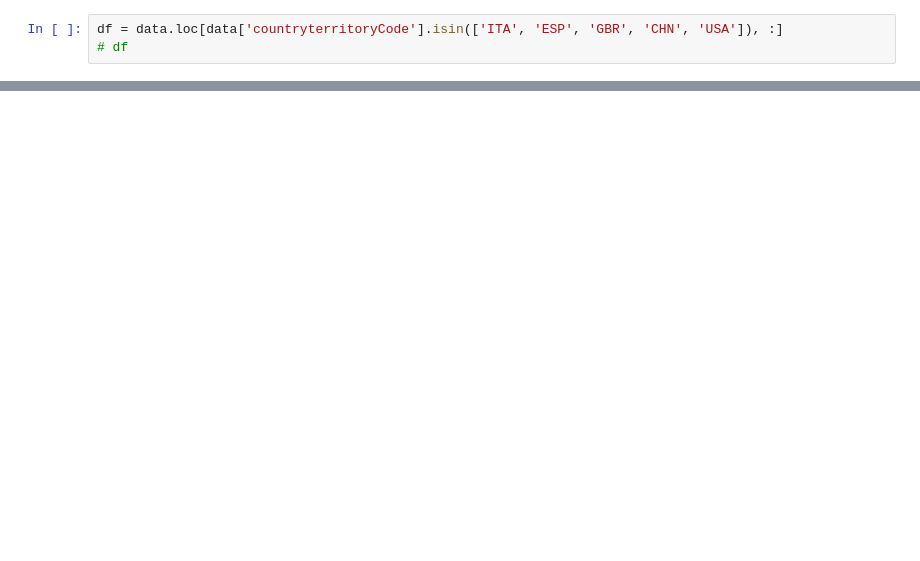
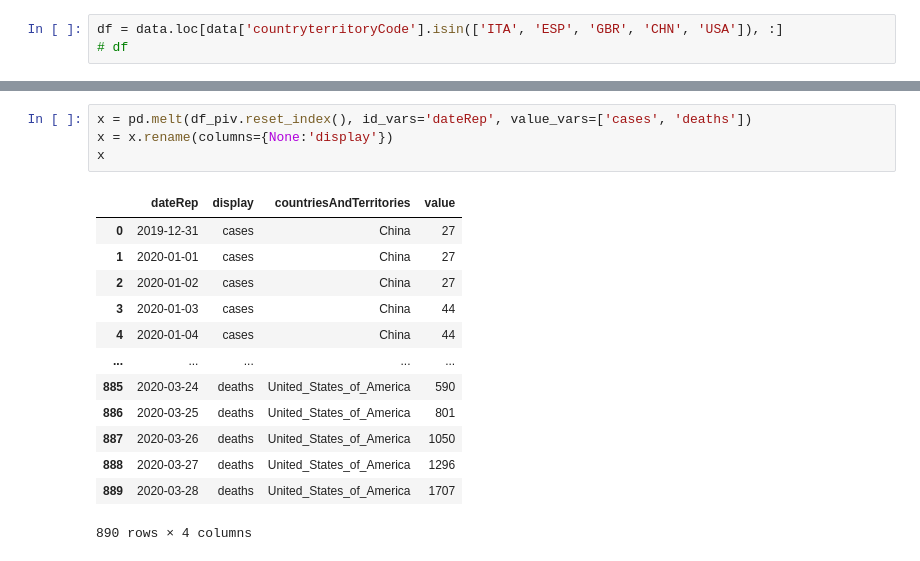
Before and after one commit to patpizio/covid19-dashboard, a Jupyter notebook: download_and_view.ipynb, the cells around one changed output, grey strips where cells are left out. Saved outputs shown, nothing was run; the diff lists cells and outputs as text; blank space fills up the shorter version.

```diff
--- a/download_and_view.ipynb
+++ b/download_and_view.ipynb
@@ -59,0 +83,18 @@ fig.show()
+# %%
+x = pd.melt(df_piv.reset_index(), id_vars='dateRep', value_vars=['cases', 'deaths'])
+x = x.rename(columns={None:'display'})
+x
+# %% [output]
+|  | dateRep | display | countriesAndTerritories | value |
+| 0 | 2019-12-31 | cases | China | 27 |
+| 1 | 2020-01-01 | cases | China | 27 |
+| 2 | 2020-01-02 | cases | China | 27 |
+| 3 | 2020-01-03 | cases | China | 44 |
+| 4 | 2020-01-04 | cases | China | 44 |
+| ... | ... | ... | ... | ... |
+| 885 | 2020-03-24 | deaths | United_States_of_America | 590 |
+| 886 | 2020-03-25 | deaths | United_States_of_America | 801 |
+| 887 | 2020-03-26 | deaths | United_States_of_America | 1050 |
+| 888 | 2020-03-27 | deaths | United_States_of_America | 1296 |
+| 889 | 2020-03-28 | deaths | United_States_of_America | 1707 |
+890 rows × 4 columns
```
Also changed, not shown: parts of 5 cells of this notebook.
